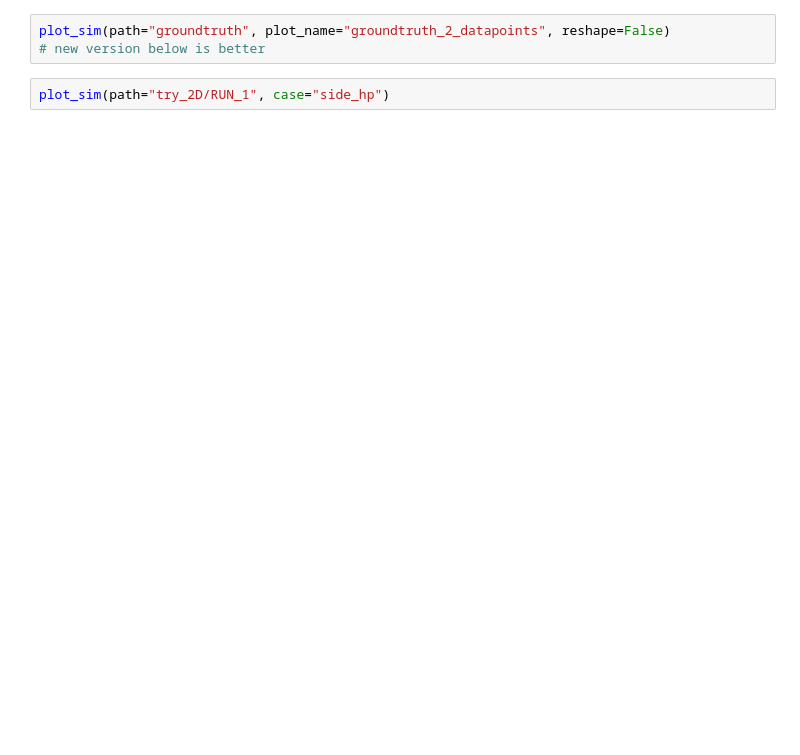
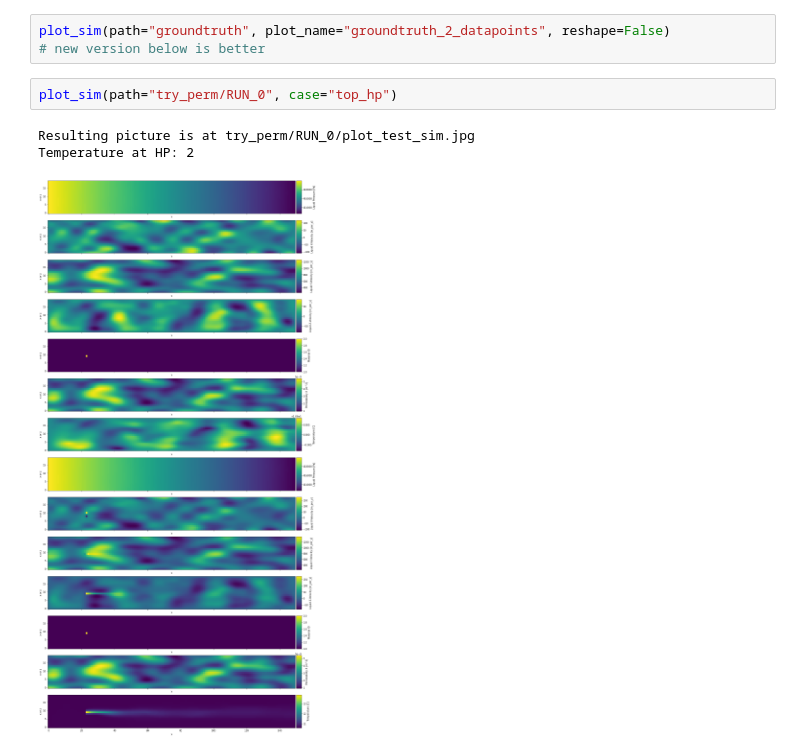
Before and after one commit to JuliaPelzer/Dataset-generation-with-Pflotran, a Jupyter notebook: write_perm_pflotran_file/visu.ipynb, the cells around one changed output. Cells and saved outputs as stored; diff of their text form; blank space fills up the shorter version.

```diff
--- a/write_perm_pflotran_file/visu.ipynb
+++ b/write_perm_pflotran_file/visu.ipynb
@@ -60,4 +60,8 @@ def _aligned_colorbar(*args,**kwargs):
 plot_sim(path="groundtruth", plot_name="groundtruth_2_datapoints", reshape=False)
 # new version below is better
 # %%
-plot_sim(path="try_2D/RUN_1", case="side_hp")
+plot_sim(path="try_perm/RUN_0", case="top_hp")
+# %% [output]
+Resulting picture is at try_perm/RUN_0/plot_test_sim.jpg
+Temperature at HP: 2
+[figure, added]
```
Also changed, not shown: parts of 1 cell of this notebook, 2 other files.
